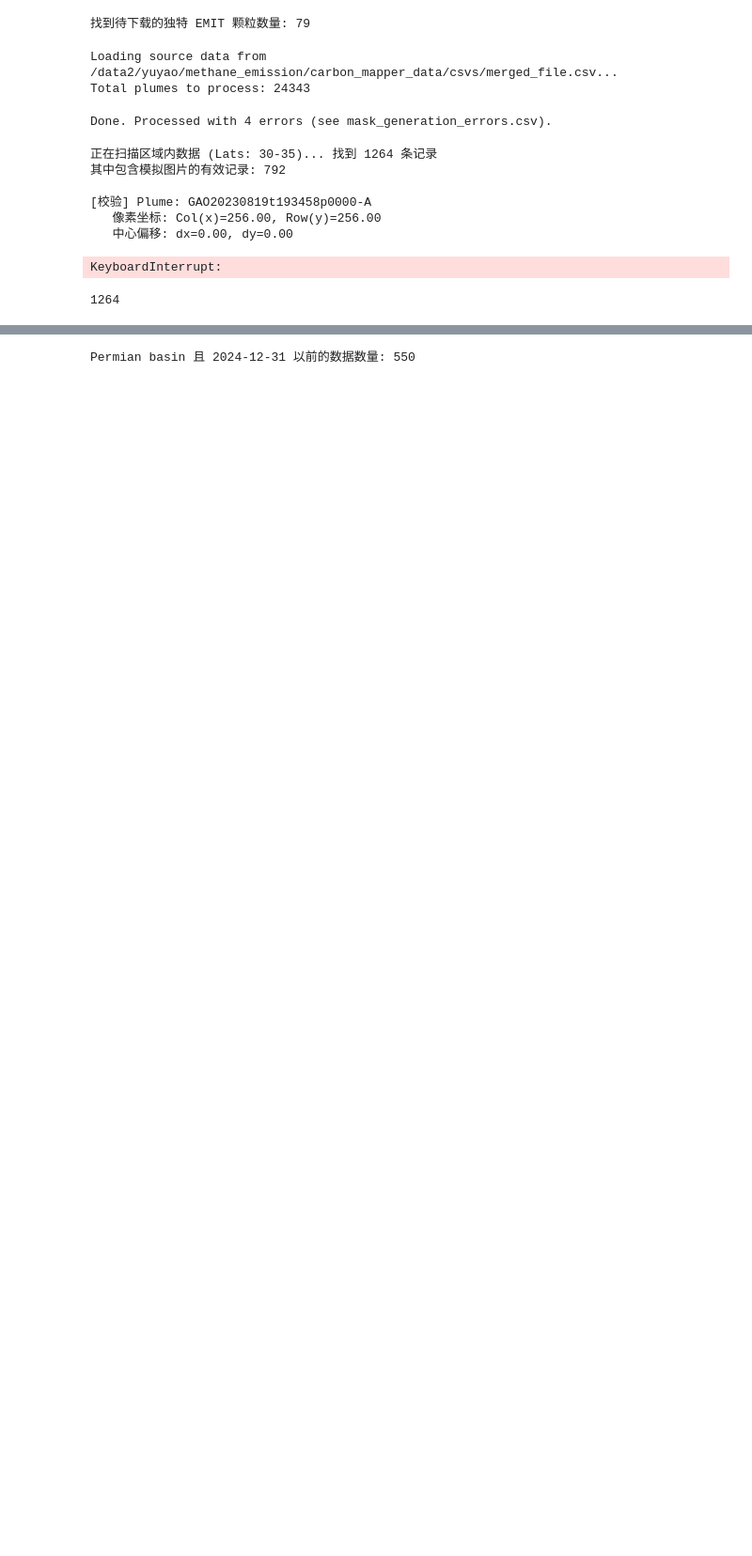
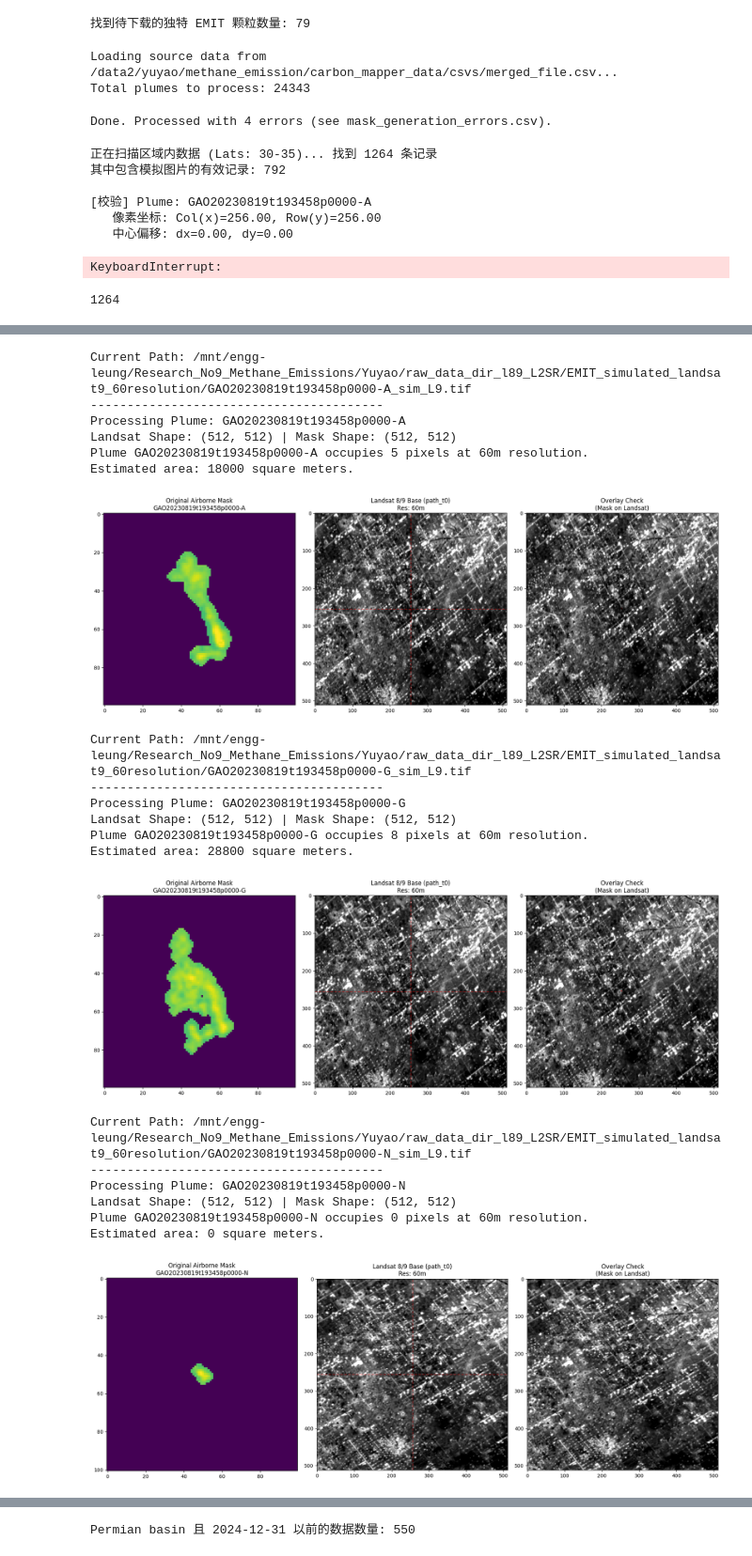
Before and after one commit to yuyao-wang/MethaneUnion, a Jupyter notebook: preprocess_dataset_L89/EMIT_l89.ipynb, the cells around one changed output, grey strips where cells are left out. Shown at 94% size. Saved outputs shown, nothing was run; the diff lists cells and outputs as text; code cells hidden in the pictures; blank space fills up the shorter version.

```diff
--- a/preprocess_dataset_L89/EMIT_l89.ipynb
+++ b/preprocess_dataset_L89/EMIT_l89.ipynb
@@ -498,7 +659,7 @@ from pyproj import Transformer
 # 路径配置
 # =========================
 # 包含 path_t0 等路径的新 CSV 文件
-# CSV_PATH = '/home/yuyao/methane_train/preprocess_dataset_L89/CM_L89_L2SR_std512.csv'
+CSV_PATH = './merged_with_simulated_path_permian_basin.csv'
 # 处理后的 60m 掩膜根目录
 MASK_ROOT = '/mnt/engg-leung/Research_No9_Methane_Emissions/Yuyao/Dataset/data_dir_l89_L2SR/plume_masks_l89_512'
 # 原始高分辨率航空掩膜根目录
@@ -536,11 +697,12 @@ count = 0
 
 for index, row in df.iterrows():
     pid = row['plume_id']
-    l89_t0_path = row['l89_0_std_512']
+    l89_t0_path = row['simulated_512_path']
+    print(f"Current Path: {l89_t0_path}") # Check if this changes every loop
 
     # 路径构建
     airborne_mask_path = os.path.join(BASE_AIRBORNE_DIR, pid, 'plume.tif')
-    resized_mask_path = os.path.join(MASK_ROOT, pid, 'mask_30m_512.tif')
+    resized_mask_path = os.path.join(MASK_ROOT, pid, 'mask_60m_512.tif')
 
     # 读取三方数据
     img_airborne = get_data(airborne_mask_path)
@@ -556,43 +718,81 @@ for index, row in df.iterrows():
     print(f"Processing Plume: {pid}")
     print(f"Landsat Shape: {img_landsat.shape} | Mask Shape: {img_resized.shape if img_resized is not None else 'N/A'}")
 
+    if img_resized is not None:
+        # Count non-zero pixels in the 60m mask
+        pixel_count = np.count_nonzero(img_resized > 0)
+        print(f"Plume {pid} occupies {pixel_count} pixels at 60m resolution.")
+
+        # Calculate physical area in square meters
+        physical_area = pixel_count * 3600
+        print(f"Estimated area: {physical_area} square meters.")
+
     # 开始绘图
     fig, axes = plt.subplots(1, 3, figsize=(18, 6))
 
     # 图1: 原始航空掩膜 (验证数据源)
     if img_airborne is not None:
         axes[0].imshow(img_airborne, cmap='viridis')
         axes[0].set_title(f"Original Airborne Mask\n{pid}")
     else:
         axes[0].text(0.5, 0.5, 'Airborne Mask Missing', ha='center')
 
     # 图2: Landsat 8/9 真实底图 (验证底图是否正确读取)
     axes[1].imshow(img_landsat, cmap='gray')
-    axes[1].set_title(f"Landsat 8/9 Base (path_t0)\nRes: 30m")
+    axes[1].set_title(f"Landsat 8/9 Base (path_t0)\nRes: 60m")
     # 画中心十字线
     axes[1].axhline(img_landsat.shape[0]//2, color='red', linestyle='--', alpha=0.4)
     axes[1].axvline(img_landsat.shape[1]//2, color='red', linestyle='--', alpha=0.4)
 
-    # 图3: 叠加显示 (验证掩膜位置)
-    axes[2].imshow(img_landsat, cmap='gray')
+    # In the 圖3: 叠加显示 section:
     if img_resized is not None:
-        # 如果尺寸不一致，强制缩放到卫星图尺寸以便叠加显示
+        # Resize if necessary
         if img_resized.shape != img_landsat.shape:
             from skimage.transform import resize
             img_resized_disp = resize(img_resized, img_landsat.shape, order=0, preserve_range=True)
         else:
             img_resized_disp = img_resized
 
-        # 仅显示非零区域（掩膜部分）
-        masked_data = np.ma.masked_where(img_resized_disp == 0, img_resized_disp)
-        axes[2].imshow(masked_data, cmap='autumn', alpha=0.6) # 红色/橙色显示掩膜
+        # Binarize the mask to ensure visibility (anything above 0 is the plume)
+        binary_mask = (img_resized_disp > 0).astype(float)
+
+        # Mask out the zeros for transparency
+        masked_overlay = np.ma.masked_where(binary_mask == 0, binary_mask)
+
+        axes[2].imshow(img_landsat, cmap='gray')
+        # Use 'autumn' or 'Reds' to make it stand out against the grey background
+        axes[2].imshow(masked_overlay, cmap='autumn', alpha=0.8)
         axes[2].set_title("Overlay Check\n(Mask on Landsat)")
     else:
-        axes[2].set_title("Resized Mask Missing")
+        # This is what you are currently seeing
+        axes[2].imshow(img_landsat, cmap='gray')
+        axes[2].set_title("Error: Mask File Not Found")
 
     plt.tight_layout()
     plt.show()
 
     count += 1
     if count >= 5: # 仅检查前5个样本
         break
+# %% [output]
+Current Path: /mnt/engg-leung/Research_No9_Methane_Emissions/Yuyao/raw_data_dir_l89_L2SR/EMIT_simulated_landsat9_60resolution/GAO20230819t193458p0000-A_sim_L9.tif
+----------------------------------------
+Processing Plume: GAO20230819t193458p0000-A
+Landsat Shape: (512, 512) | Mask Shape: (512, 512)
+Plume GAO20230819t193458p0000-A occupies 5 pixels at 60m resolution.
+Estimated area: 18000 square meters.
+[figure, added]
+Current Path: /mnt/engg-leung/Research_No9_Methane_Emissions/Yuyao/raw_data_dir_l89_L2SR/EMIT_simulated_landsat9_60resolution/GAO20230819t193458p0000-G_sim_L9.tif
+----------------------------------------
+Processing Plume: GAO20230819t193458p0000-G
+Landsat Shape: (512, 512) | Mask Shape: (512, 512)
+Plume GAO20230819t193458p0000-G occupies 8 pixels at 60m resolution.
+Estimated area: 28800 square meters.
+[figure, added]
+Current Path: /mnt/engg-leung/Research_No9_Methane_Emissions/Yuyao/raw_data_dir_l89_L2SR/EMIT_simulated_landsat9_60resolution/GAO20230819t193458p0000-N_sim_L9.tif
+----------------------------------------
+Processing Plume: GAO20230819t193458p0000-N
+Landsat Shape: (512, 512) | Mask Shape: (512, 512)
+Plume GAO20230819t193458p0000-N occupies 0 pixels at 60m resolution.
+Estimated area: 0 square meters.
+[figure, added]
```
Also changed, not shown: parts of 5 cells of this notebook, 2 other files.
